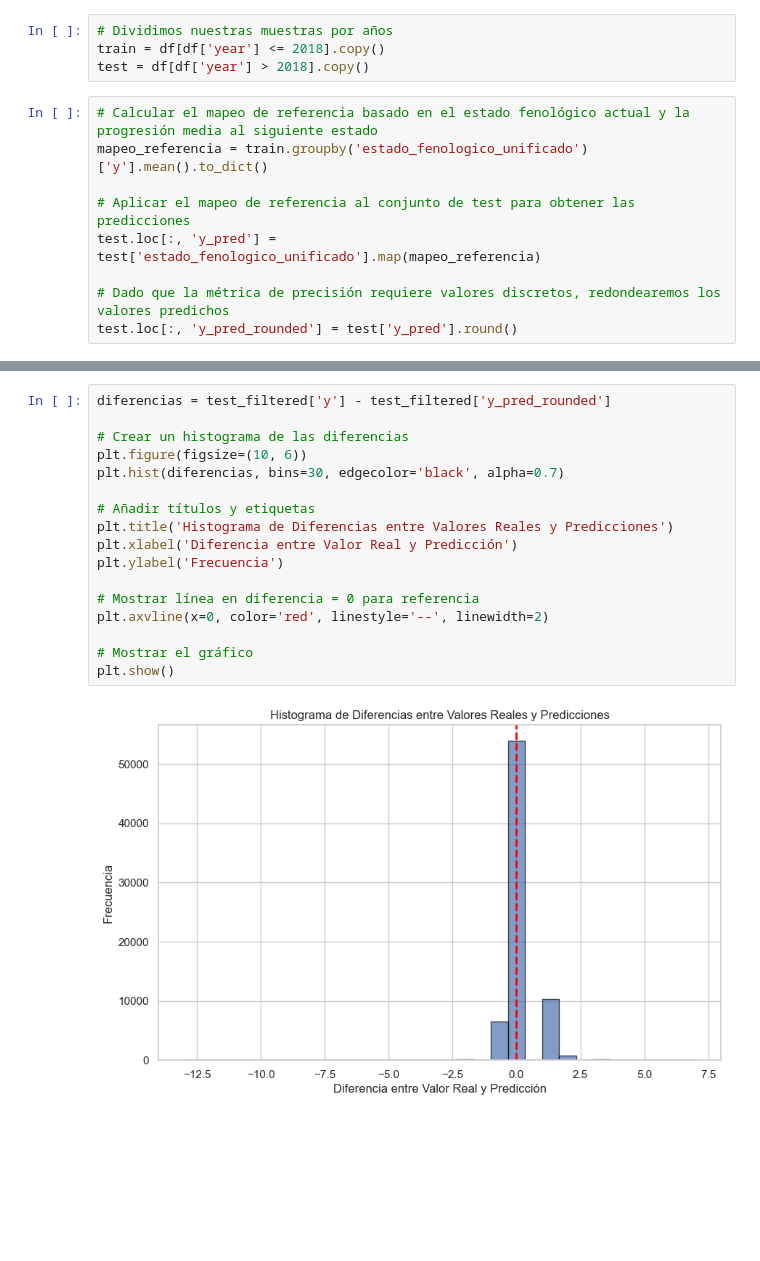
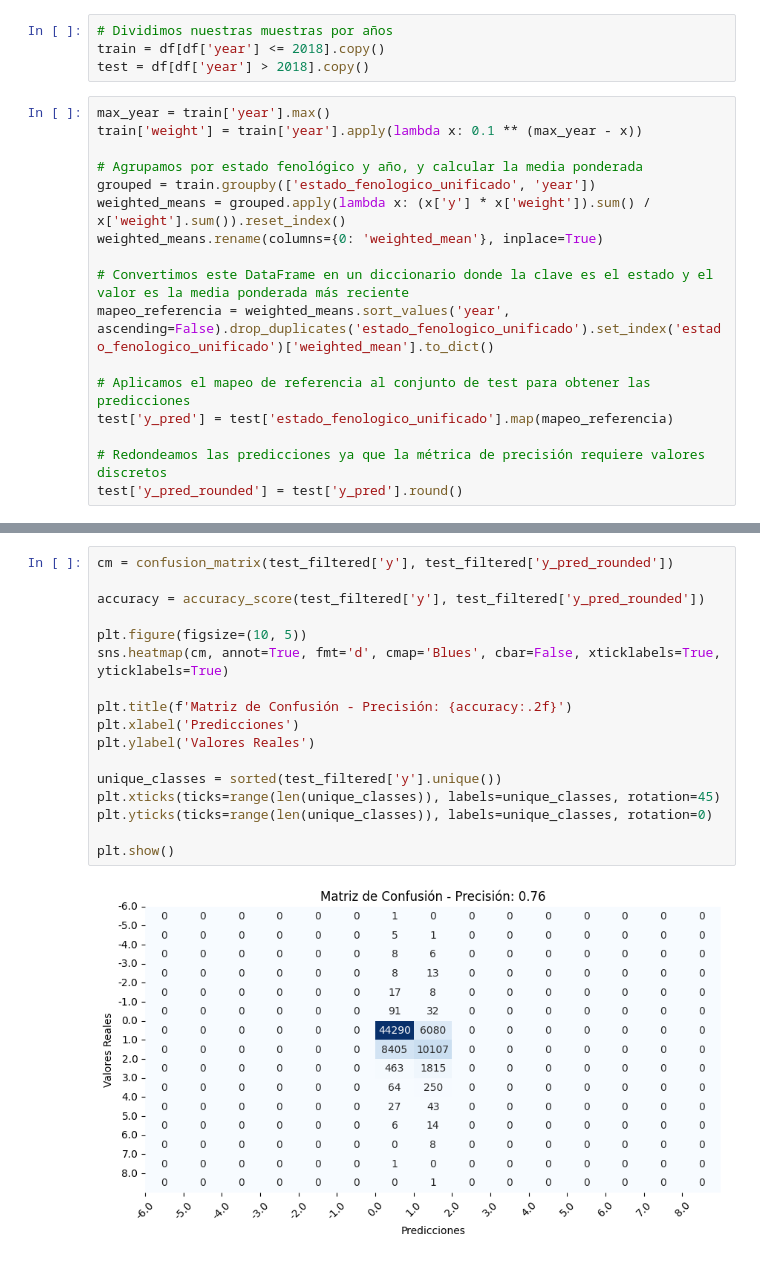
Before and after one commit to Zrive/zrive-ds-1q24-olive-stage-prediction, a Jupyter notebook: src/Baseline-Alvaro.ipynb, the cells around one changed output, grey strips where cells are left out. Drawn from its saved outputs; the diff is of its cells as text; blank space fills up the shorter version.

```diff
--- a/src/Baseline-Alvaro.ipynb
+++ b/src/Baseline-Alvaro.ipynb
@@ -91,13 +91,21 @@ df.head(12)
 # Dividimos nuestras muestras por años
 train = df[df['year'] <= 2018].copy()
 test = df[df['year'] > 2018].copy()
-# %%
-# Calcular el mapeo de referencia basado en el estado fenológico actual y la progresión media al siguiente estado
-mapeo_referencia = train.groupby('estado_fenologico_unificado')['y'].mean().to_dict()
-
-# Aplicar el mapeo de referencia al conjunto de test para obtener las predicciones
-test.loc[:, 'y_pred'] = test['estado_fenologico_unificado'].map(mapeo_referencia)
-
-# Dado que la métrica de precisión requiere valores discretos, redondearemos los valores predichos
-test.loc[:, 'y_pred_rounded'] = test['y_pred'].round()
+# %%
+max_year = train['year'].max()
+train['weight'] = train['year'].apply(lambda x: 0.1 ** (max_year - x))
+
+# Agrupamos por estado fenológico y año, y calcular la media ponderada
+grouped = train.groupby(['estado_fenologico_unificado', 'year'])
+weighted_means = grouped.apply(lambda x: (x['y'] * x['weight']).sum() / x['weight'].sum()).reset_index()
+weighted_means.rename(columns={0: 'weighted_mean'}, inplace=True)
+
+# Convertimos este DataFrame en un diccionario donde la clave es el estado y el valor es la media ponderada más reciente
+mapeo_referencia = weighted_means.sort_values('year', ascending=False).drop_duplicates('estado_fenologico_unificado').set_index('estado_fenologico_unificado')['weighted_mean'].to_dict()
+
+# Aplicamos el mapeo de referencia al conjunto de test para obtener las predicciones
+test['y_pred'] = test['estado_fenologico_unificado'].map(mapeo_referencia)
+
+# Redondeamos las predicciones ya que la métrica de precisión requiere valores discretos
+test['y_pred_rounded'] = test['y_pred'].round()
 # %%
@@ -133,19 +121,19 @@ test_filtered.head(50)
-# %%
-diferencias = test_filtered['y'] - test_filtered['y_pred_rounded']
-
-# Crear un histograma de las diferencias
-plt.figure(figsize=(10, 6))
-plt.hist(diferencias, bins=30, edgecolor='black', alpha=0.7)
-
-# Añadir títulos y etiquetas
-plt.title('Histograma de Diferencias entre Valores Reales y Predicciones')
-plt.xlabel('Diferencia entre Valor Real y Predicción')
-plt.ylabel('Frecuencia')
-
-# Mostrar línea en diferencia = 0 para referencia
-plt.axvline(x=0, color='red', linestyle='--', linewidth=2)
-
-# Mostrar el gráfico
-plt.show()
-# %% [output]
-[figure, removed]
+# %%
+cm = confusion_matrix(test_filtered['y'], test_filtered['y_pred_rounded'])
+
+accuracy = accuracy_score(test_filtered['y'], test_filtered['y_pred_rounded'])
+
+plt.figure(figsize=(10, 5))
+sns.heatmap(cm, annot=True, fmt='d', cmap='Blues', cbar=False, xticklabels=True, yticklabels=True)
+
+plt.title(f'Matriz de Confusión - Precisión: {accuracy:.2f}')
+plt.xlabel('Predicciones')
+plt.ylabel('Valores Reales')
+
+unique_classes = sorted(test_filtered['y'].unique())
+plt.xticks(ticks=range(len(unique_classes)), labels=unique_classes, rotation=45)
+plt.yticks(ticks=range(len(unique_classes)), labels=unique_classes, rotation=0)
+
+plt.show()
+# %% [output]
+[figure, added]
```
Also changed, not shown: parts of 12 cells of this notebook, 2 other files.
